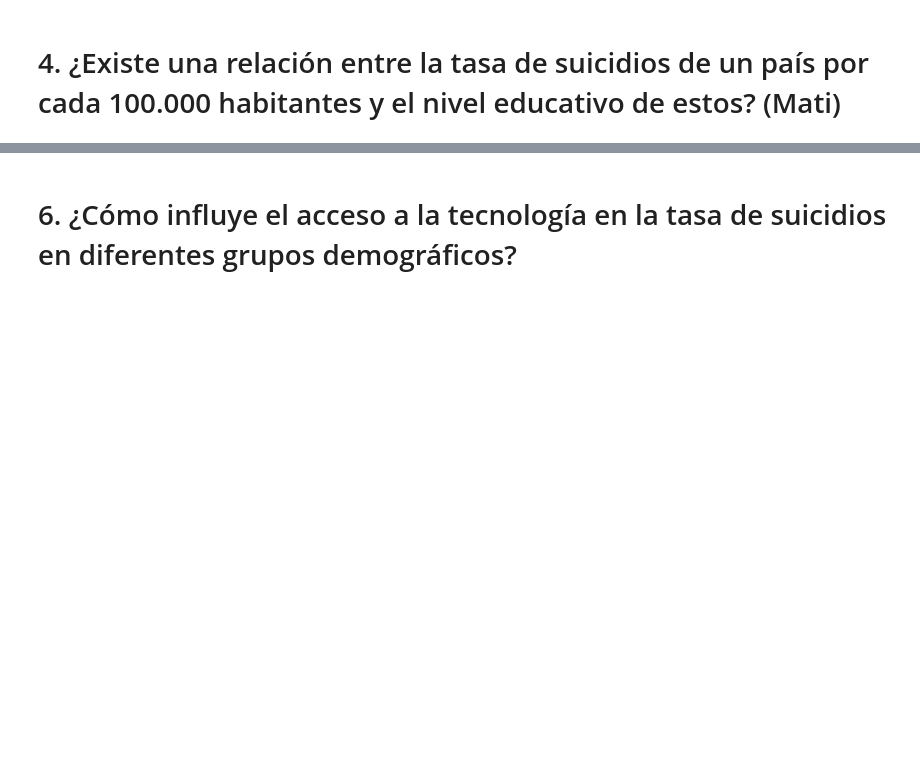
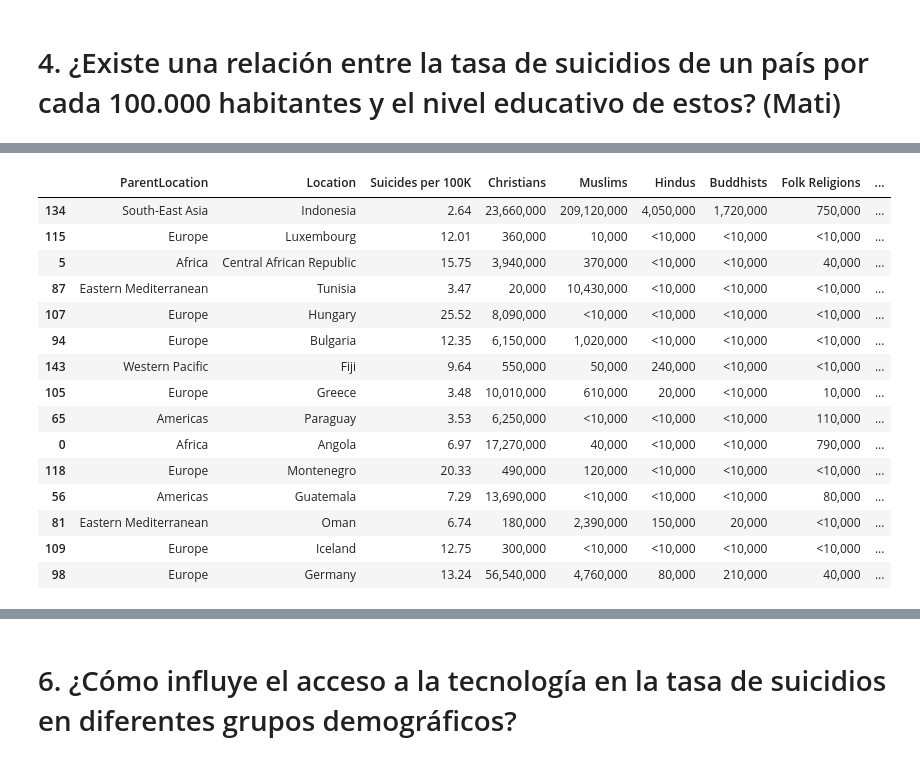
Before and after one commit to mardrouilly/Proyecto-I.C.D.-Grupo-2, a Jupyter notebook: Project_df.ipynb, the cells around one changed output, grey strips where cells are left out. Drawn from its saved outputs; the diff is of its cells as text; code cells hidden in the pictures; blank space fills up the shorter version.

```diff
--- a/Project_df.ipynb
+++ b/Project_df.ipynb
@@ -120,0 +162,18 @@ suicidios_ingresos2019.head(15)
+# %%
+url_population = "https://en.wikipedia.org/wiki/List_of_countries_by_population_in_2010"
+page = requests.get(url_population).text
+soup = bs(page)
+tables = soup.find_all('table')
+
+df_population = pd.DataFrame(columns=["Location","Population"])
+
+#Usaremos la 2da tabla de la pagina
+for row in tables[1].tbody.find_all("tr"):
+    col = row.find_all("td")
+    if (col != []):
+        country = col[1].text.strip()
+        population = col[2].text.strip()
+        new_row = pd.DataFrame({"Location":[country],"Population":[population]})
+        df_population = pd.concat([df_population, new_row], ignore_index=True)
+
+df_population
@@ -120,0 +194,36 @@ suicidios_ingresos2019.head(15)
+# %%
+df_porcentaje_religion = pd.read_excel('Datos/Religious_Composition_by_Country_2010-2050.xlsx',)
+df_porcentaje_religion = df_porcentaje_religion[df_porcentaje_religion["Year"]==2010]
+suicidios_2010 = df_suicidio_oms_clean[df_suicidio_oms_clean['Period'] == 2010]
+suicidios_2010 = suicidios_2010[suicidios_2010['Dim1'] == "Both sexes"]
+# Hacer merge de ambos dataframe segun Country(en df_suicidios) y Location(en df_porcentaje_religion)
+suicidios_religion_2010 = suicidios_2010.merge(df_porcentaje_religion, left_on="Location", right_on="Country", how="left")
+#Eliminar columnas innecesarias (row_number,level,Nation_fk,Year,Region,Country)
+suicidios_religion_2010.drop(columns=['row_number','level','Nation_fk','Year','Region','Country','Unaffiliated',"All Religions","Dim1","Period","CodigoPais"], inplace=True)
+suicidios_religion_2010.dropna(inplace=True)
+#Hacemos merge con el dataframe de poblacion
+suicidios_religion_2010 = suicidios_religion_2010.merge(df_population, on="Location", how="left")
+#hacemos merge con el dataframe de porcentaje de creyentes
+suicidios_religion_2010 = suicidios_religion_2010.merge(df_porcentaje_creyentes, on="Location", how="left")
+#Arreglamos columnas
+suicidios_religion_2010.rename(columns={"FactValueNumeric":"Suicides per 100K"}, inplace=True)
+suicidios_religion_2010['Population'] = pd.to_numeric(suicidios_religion_2010['Population'].replace(',', '', regex=True), errors='coerce')
+#Mostrar dataframe con random de 10 filas
+suicidios_religion_2010.sample(15)
+# %% [output]
+|  | ParentLocation | Location | Suicides per 100K | Christians | Muslims | Hindus | Buddhists | Folk Religions | ... |
+| 134 | South-East Asia | Indonesia | 2.64 | 23,660,000 | 209,120,000 | 4,050,000 | 1,720,000 | 750,000 | ... |
+| 115 | Europe | Luxembourg | 12.01 | 360,000 | 10,000 | <10,000 | <10,000 | <10,000 | ... |
+| 5 | Africa | Central African Republic | 15.75 | 3,940,000 | 370,000 | <10,000 | <10,000 | 40,000 | ... |
+| 87 | Eastern Mediterranean | Tunisia | 3.47 | 20,000 | 10,430,000 | <10,000 | <10,000 | <10,000 | ... |
+| 107 | Europe | Hungary | 25.52 | 8,090,000 | <10,000 | <10,000 | <10,000 | <10,000 | ... |
+| 94 | Europe | Bulgaria | 12.35 | 6,150,000 | 1,020,000 | <10,000 | <10,000 | <10,000 | ... |
+| 143 | Western Pacific | Fiji | 9.64 | 550,000 | 50,000 | 240,000 | <10,000 | <10,000 | ... |
+| 105 | Europe | Greece | 3.48 | 10,010,000 | 610,000 | 20,000 | <10,000 | 10,000 | ... |
+| 65 | Americas | Paraguay | 3.53 | 6,250,000 | <10,000 | <10,000 | <10,000 | 110,000 | ... |
+| 0 | Africa | Angola | 6.97 | 17,270,000 | 40,000 | <10,000 | <10,000 | 790,000 | ... |
+| 118 | Europe | Montenegro | 20.33 | 490,000 | 120,000 | <10,000 | <10,000 | <10,000 | ... |
+| 56 | Americas | Guatemala | 7.29 | 13,690,000 | <10,000 | <10,000 | <10,000 | 80,000 | ... |
+| 81 | Eastern Mediterranean | Oman | 6.74 | 180,000 | 2,390,000 | 150,000 | 20,000 | <10,000 | ... |
+| 109 | Europe | Iceland | 12.75 | 300,000 | <10,000 | <10,000 | <10,000 | <10,000 | ... |
+| 98 | Europe | Germany | 13.24 | 56,540,000 | 4,760,000 | 80,000 | 210,000 | 40,000 | ... |
```
Also changed, not shown: parts of 12 cells of this notebook.
